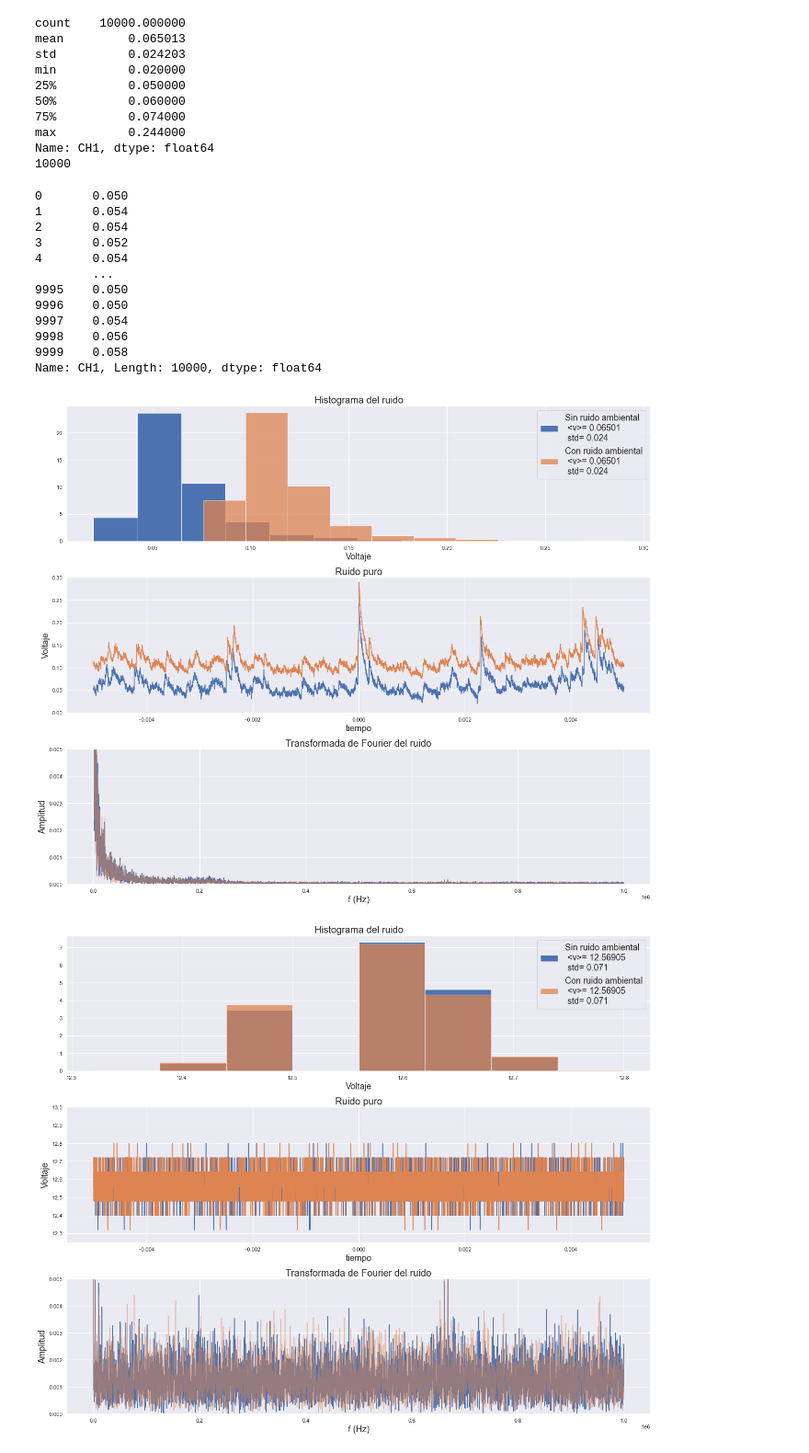
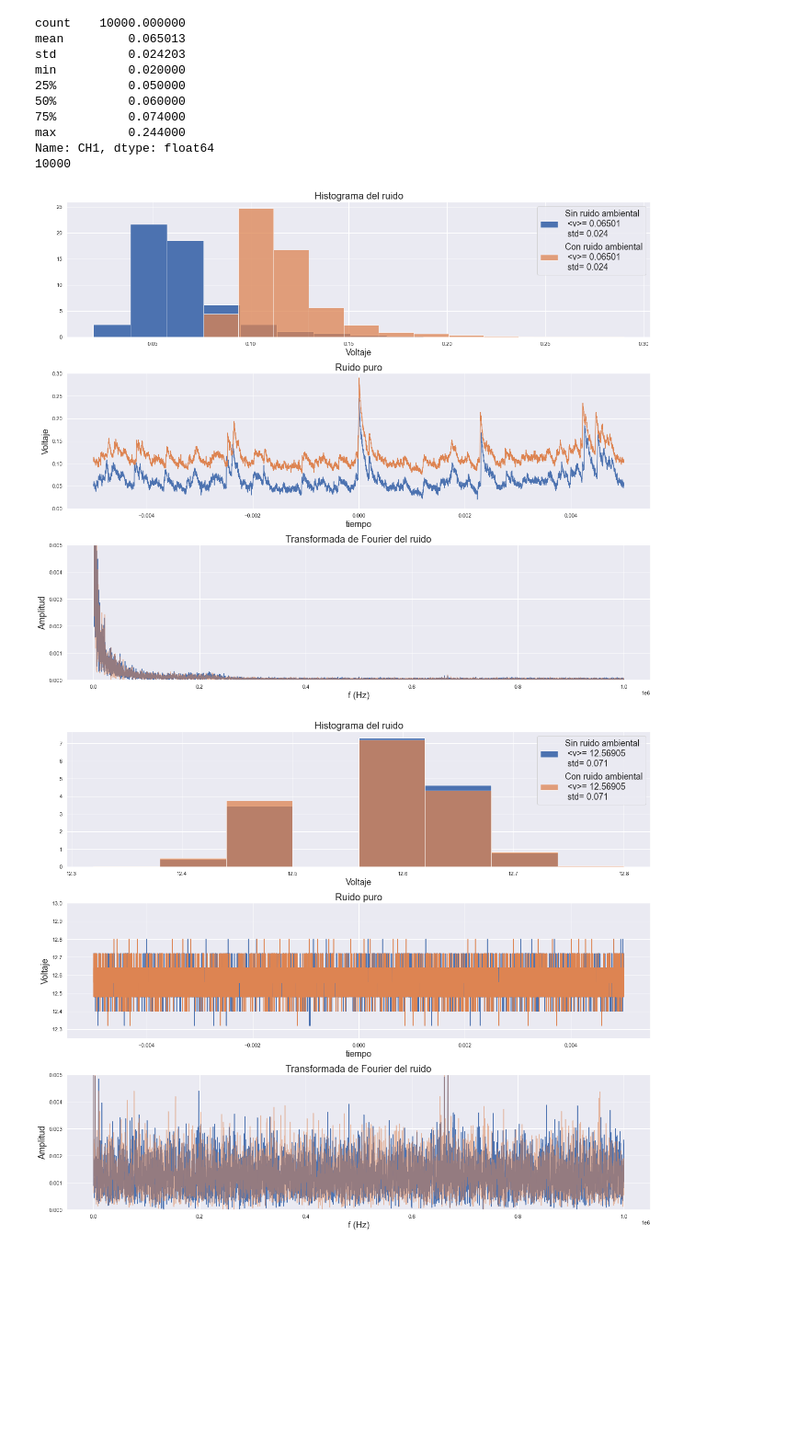
Before and after one commit to judasaca/tesis, a Jupyter notebook: datos_y_analisis/intento_2.ipynb, the cells around one changed output. Shown at 92% size. Saved outputs shown, nothing was run; the diff lists cells and outputs as text; code cells hidden in the pictures; blank space fills up the shorter version.

```diff
--- a/datos_y_analisis/intento_2.ipynb
+++ b/datos_y_analisis/intento_2.ipynb
@@ -151,24 +151,12 @@ Name: CH1, dtype: float64
 # %%
 datos_sin_ruido = pd.read_csv("datos_deteccion_directa_intento_2/pseudo_termica_con_ruido.csv")
 datos_con_ruido = pd.read_csv("datos_deteccion_directa_intento_2/pseudo-termica_sin_ruido_ambiental.csv")
 descripcion_dual(datos_sin_ruido,
                  datos_con_ruido,
-                 bins=10,
+                 bins=12,
                  ylim_serie_temporal=(0, 0.3), ylim_serie_frecuencias=(0,0.005), invertir=False)
 # %% [output]
-0       0.050
-1       0.054
-2       0.054
-3       0.052
-4       0.054
-        ...
-9995    0.050
-9996    0.050
-9997    0.054
-9998    0.056
-9999    0.058
-Name: CH1, Length: 10000, dtype: float64
-[figure, old version]
+[figure, new version]
 # %%
 datos_sin_ruido = pd.read_csv("datos_deteccion_directa_intento_2/he_ne_con_ruido.csv")
 datos_con_ruido = pd.read_csv("datos_deteccion_directa_intento_2/he_ne_sin_ruido.csv")
```
Also changed, not shown: parts of 1 cell of this notebook, 11 other files.
